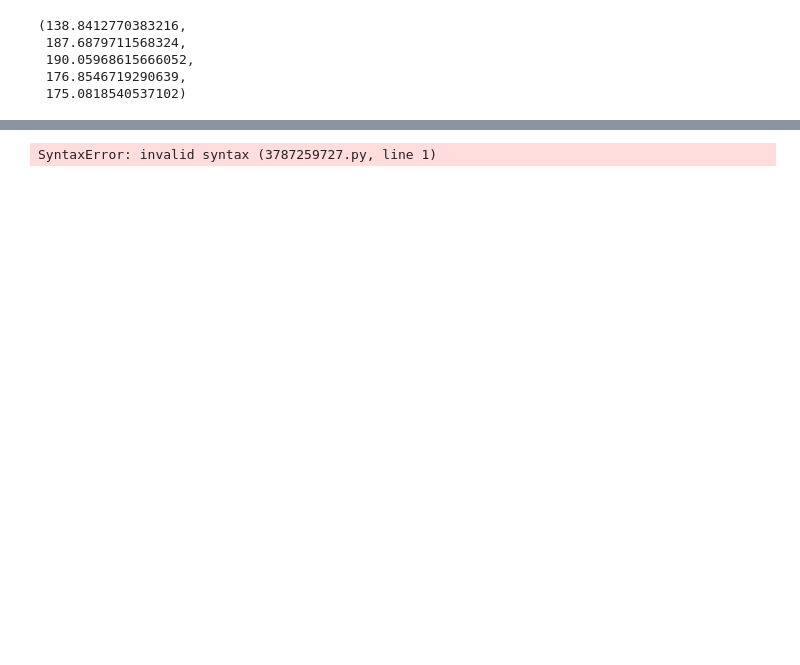
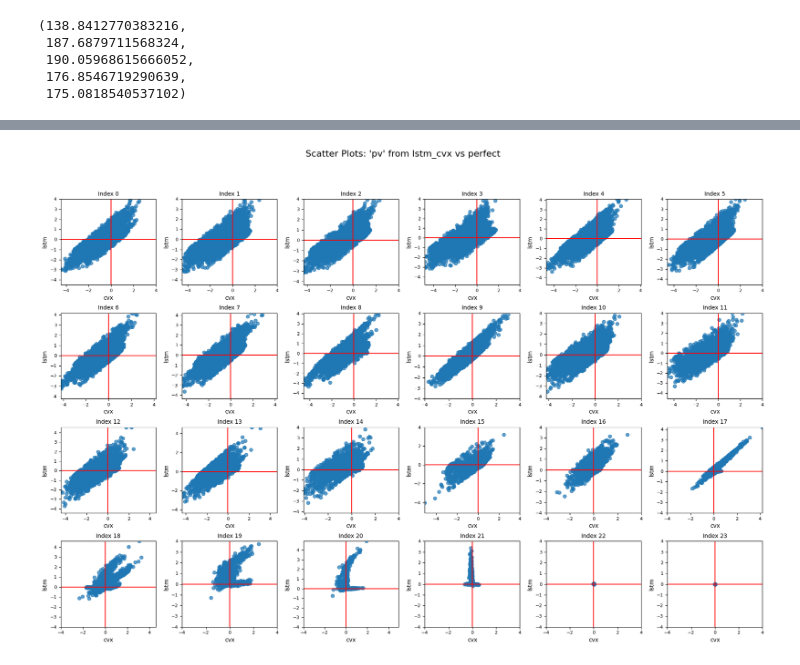
Before and after one commit to Joris-Dprtr/DFL_PVB, a Jupyter notebook: notebooks/MPC_evaluation.ipynb, the cells around one changed output, grey strips where cells are left out. Drawn from its saved outputs; the diff is of its cells as text; code cells hidden in the pictures; blank space fills up the shorter version.

```diff
--- a/notebooks/MPC_evaluation.ipynb
+++ b/notebooks/MPC_evaluation.ipynb
@@ -209,7 +224,4 @@ plt.show()
 # %%
-dimport matplotlib.pyplot as plt
-import numpy as np
-
 # Assuming dictionary_list_perfect and dictionary_list_lstm_cvx contain dicts
 # Each 'pv' is an array with decreasing length: [450, 449, ..., 427]
 
@@ -226,34 +238,34 @@ for i in range(24):
     x = x[:min_len]
     y = y[:min_len]
 
     # Scatter plot for the current feature pair
     axs[i].scatter(x, y, alpha=0.7)
 
     # Set axis labels
     axs[i].set_xlabel("cvx", fontsize=10)
     axs[i].set_ylabel("lstm", fontsize=10)
 
     # Set axis limits (making sure both axes have the same limits)
     max_val = max(np.max(x), np.max(y),4)
     min_val = min(np.min(x), np.min(y),-4)
     axs[i].set_xlim(min_val, max_val)
     axs[i].set_ylim(min_val, max_val)
 
     # Draw red lines through 0 (horizontal and vertical axes)
     axs[i].axhline(0, color='red', linewidth=1.5)
     axs[i].axvline(0, color='red', linewidth=1.5)
 
     # Title and ticks
     axs[i].set_title(f"Index {i}", fontsize=10)
     axs[i].tick_params(labelsize=8)
 
 # Global layout adjustments
 plt.tight_layout()
 plt.suptitle("Scatter Plots: 'pv' from lstm_cvx vs perfect", fontsize=16, y=1.02)
 plt.subplots_adjust(top=0.92)
 plt.show()
 # %% [output]
-SyntaxError: invalid syntax (3787259727.py, line 1)
+[figure, added]
 # %%
 var = 'pv'
 
```
Also changed, not shown: parts of 14 cells of this notebook, 5 other files.
